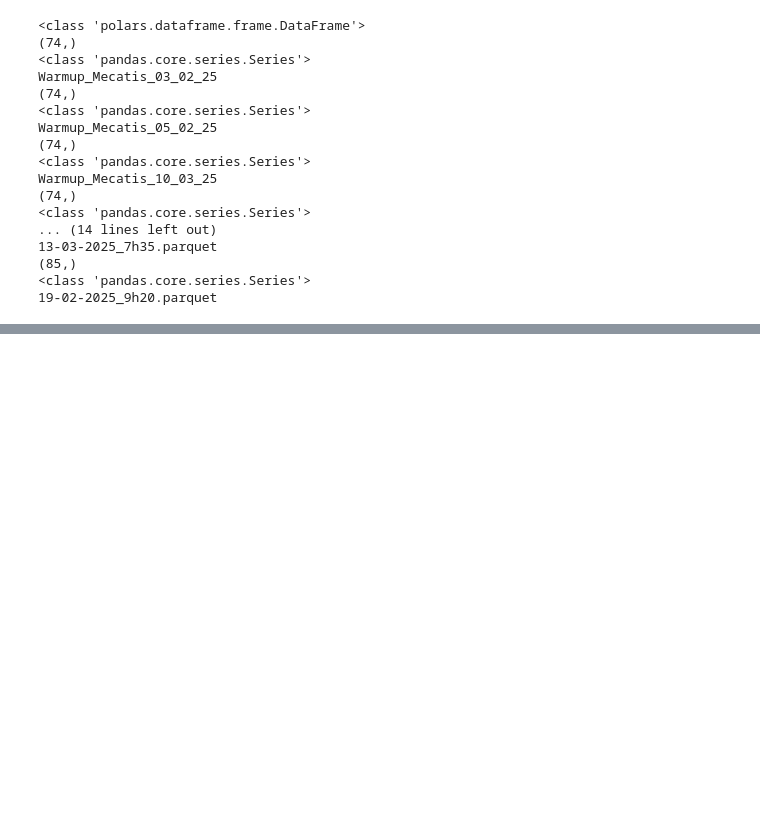
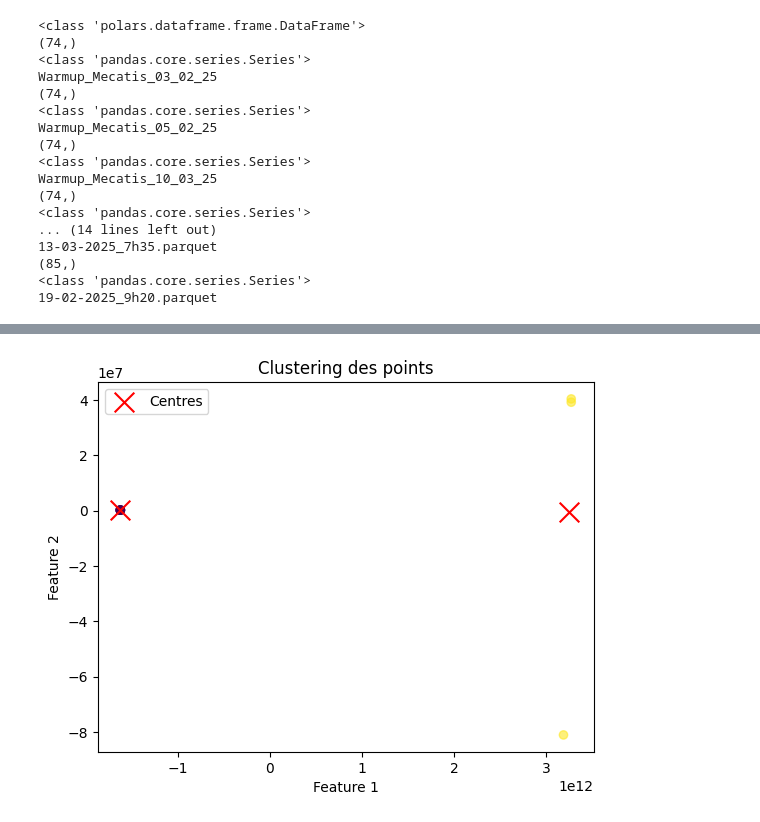
Before and after one commit to opatiny/predictiveMaintenance, a Jupyter notebook: stats/get_stats_from_csv-parquet.ipynb, the cells around one changed output, grey strips where cells are left out. Drawn from its saved outputs; the diff is of its cells as text; code cells hidden in the pictures; blank space fills up the shorter version.

```diff
--- a/stats/get_stats_from_csv-parquet.ipynb
+++ b/stats/get_stats_from_csv-parquet.ipynb
@@ -212,0 +307,37 @@ df_vars.to_excel("variances.xlsx")
+# %%
+from sklearn.cluster import KMeans
+def cluster_points(data: np.ndarray, n_clusters: int = 3):
+    """
+    Applique l'algorithme de clustering KMeans aux données fournies.
+
+    :param data: np.ndarray de shape (n_samples, n_features)
+    :param n_clusters: Nombre de clusters à former
+    :return: Les labels des clusters et les centres des clusters
+    """
+    kmeans = KMeans(n_clusters=n_clusters, random_state=42)
+    labels = kmeans.fit_predict(data)
+    centers = kmeans.cluster_centers_
+
+    return labels, centers
+
+def plot_clusters(data: np.ndarray, labels: np.ndarray, centers: np.ndarray):
+    """
+    Affiche les clusters et leurs centres (valable uniquement pour n_features=2).
+
+    :param data: np.ndarray de shape (n_samples, 2)
+    :param labels: Labels des clusters attribués aux points
+    :param centers: Centres des clusters
+    """
+    plt.scatter(data[:, 0], data[:, 1], c=labels, cmap='viridis', alpha=0.6)
+    plt.scatter(centers[:, 0], centers[:, 1], c='red', marker='x', s=200, label='Centres')
+    plt.title('Clustering des points')
+    plt.xlabel('Feature 1')
+    plt.ylabel('Feature 2')
+    plt.legend()
+    plt.show()
+
+
+labels, centers = cluster_points(X_pca, n_clusters=2)
+plot_clusters(X_pca, labels, centers)
+# %% [output]
+[figure, added]
```
Also changed, not shown: parts of 5 cells of this notebook, 4 other files.
